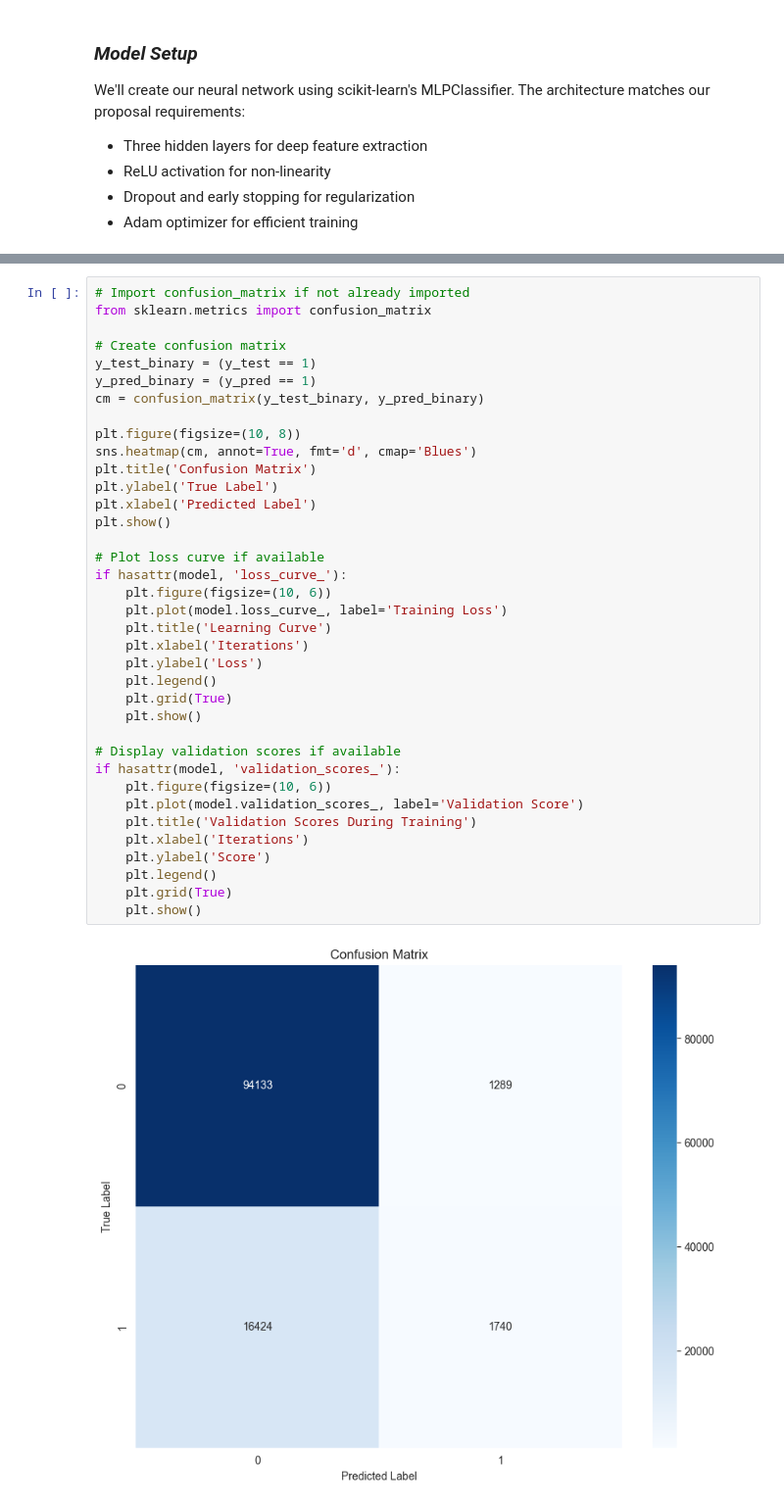
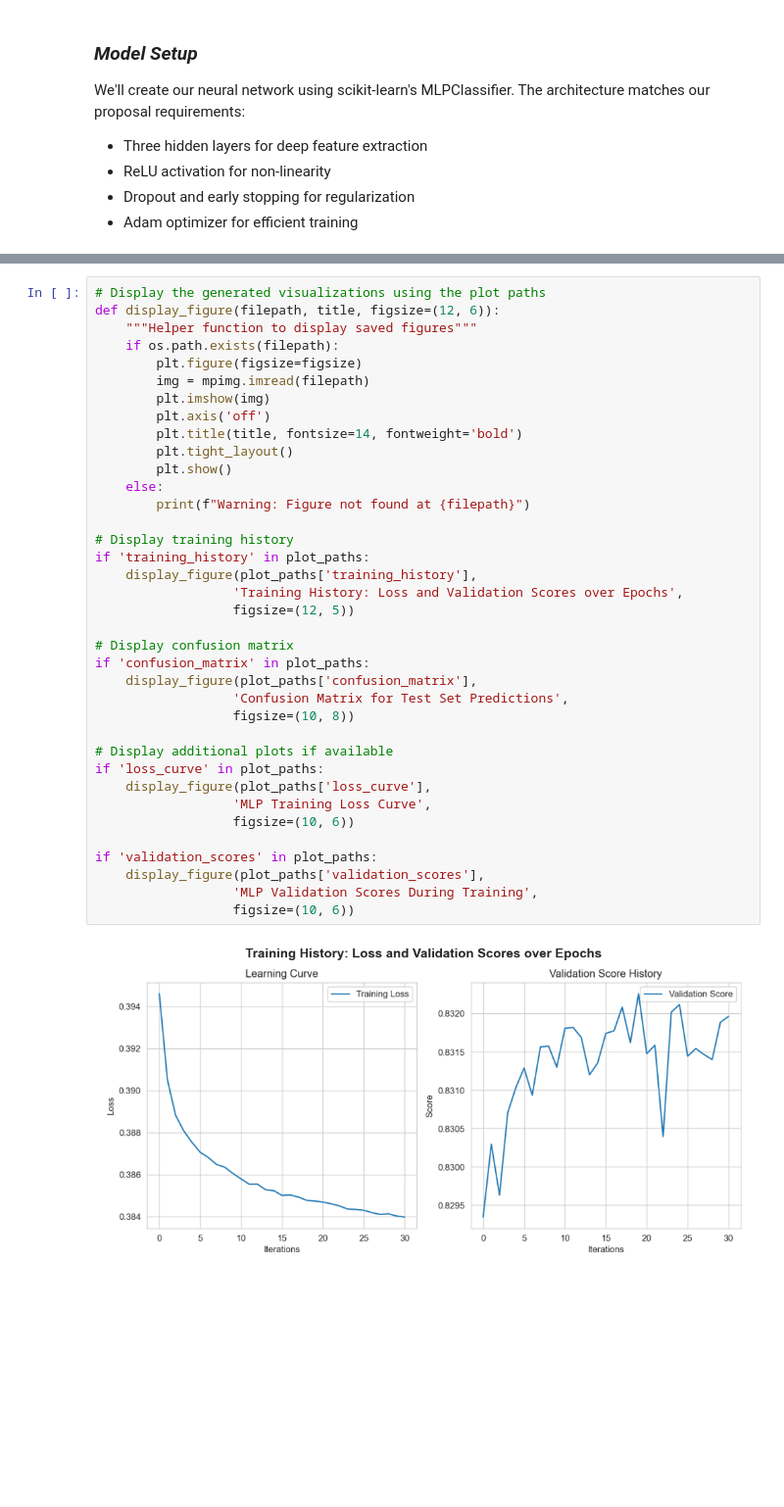
Before and after one commit to bnjnrthrp/CS6220_final_project, a Jupyter notebook: mlp_classifier.ipynb, the cells around one changed output, grey strips where cells are left out. Shown at 98% size. Drawn from its saved outputs; the diff is of its cells as text; blank space fills up the shorter version.

Commit message:
Updated mlp_classifier.py and mlp_classifier.ipynb for further model training and testing

```diff
--- a/mlp_classifier.ipynb
+++ b/mlp_classifier.ipynb
@@ -124,39 +357,39 @@ These visualizations help us understand how the model learned and where it might
 # %%
-# Import confusion_matrix if not already imported
-from sklearn.metrics import confusion_matrix
+# Display the generated visualizations using the plot paths
+def display_figure(filepath, title, figsize=(12, 6)):
+    """Helper function to display saved figures"""
+    if os.path.exists(filepath):
+        plt.figure(figsize=figsize)
+        img = mpimg.imread(filepath)
+        plt.imshow(img)
+        plt.axis('off')
+        plt.title(title, fontsize=14, fontweight='bold')
+        plt.tight_layout()
+        plt.show()
+    else:
+        print(f"Warning: Figure not found at {filepath}")
 
-# Create confusion matrix
-y_test_binary = (y_test == 1)
-y_pred_binary = (y_pred == 1)
-cm = confusion_matrix(y_test_binary, y_pred_binary)
+# Display training history
+if 'training_history' in plot_paths:
+    display_figure(plot_paths['training_history'],
+                  'Training History: Loss and Validation Scores over Epochs',
+                  figsize=(12, 5))
 
-plt.figure(figsize=(10, 8))
-sns.heatmap(cm, annot=True, fmt='d', cmap='Blues')
-plt.title('Confusion Matrix')
-plt.ylabel('True Label')
-plt.xlabel('Predicted Label')
-plt.show()
+# Display confusion matrix
+if 'confusion_matrix' in plot_paths:
+    display_figure(plot_paths['confusion_matrix'],
+                  'Confusion Matrix for Test Set Predictions',
+                  figsize=(10, 8))
 
-# Plot loss curve if available
-if hasattr(model, 'loss_curve_'):
-    plt.figure(figsize=(10, 6))
-    plt.plot(model.loss_curve_, label='Training Loss')
-    plt.title('Learning Curve')
-    plt.xlabel('Iterations')
-    plt.ylabel('Loss')
-    plt.legend()
-    plt.grid(True)
-    plt.show()
+# Display additional plots if available
+if 'loss_curve' in plot_paths:
+    display_figure(plot_paths['loss_curve'],
+                  'MLP Training Loss Curve',
+                  figsize=(10, 6))
 
-# Display validation scores if available
-if hasattr(model, 'validation_scores_'):
-    plt.figure(figsize=(10, 6))
-    plt.plot(model.validation_scores_, label='Validation Score')
-    plt.title('Validation Scores During Training')
-    plt.xlabel('Iterations')
-    plt.ylabel('Score')
-    plt.legend()
-    plt.grid(True)
-    plt.show()
+if 'validation_scores' in plot_paths:
+    display_figure(plot_paths['validation_scores'],
+                  'MLP Validation Scores During Training',
+                  figsize=(10, 6))
 # %% [output]
-[figure, old version]
+[figure, new version]
```
Also changed, not shown: parts of 17 cells of this notebook, 2 other files.
